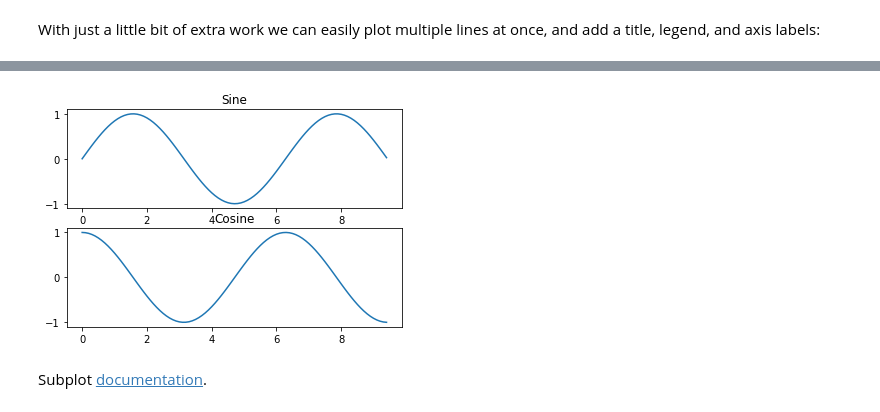
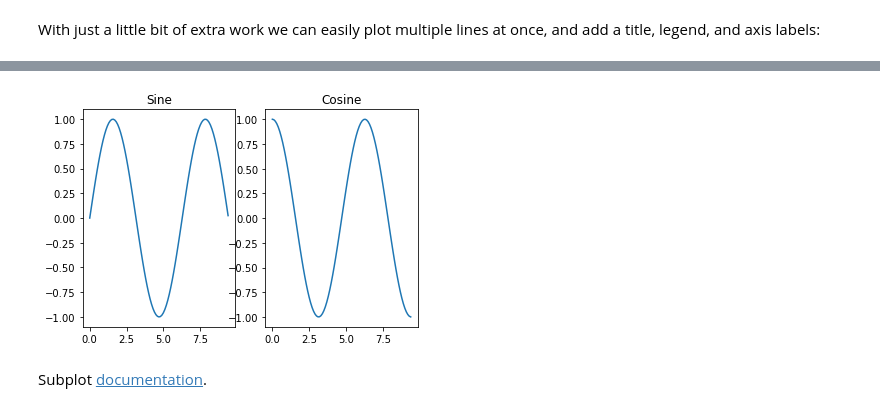
Before and after one commit to jml-happy/DL-2020spring, a Jupyter notebook: notebooks/matplotlib_plotly.ipynb, the cells around one changed output, grey strips where cells are left out. Saved outputs shown, nothing was run; the diff lists cells and outputs as text; code cells hidden in the pictures.

```diff
--- a/notebooks/matplotlib_plotly.ipynb
+++ b/notebooks/matplotlib_plotly.ipynb
@@ -45,26 +52,26 @@ Here is an example:
 # %%
 # Compute the x and y coordinates for points on sine and cosine curves
 x = np.arange(0, 3 * np.pi, 0.1)
 y_sin = np.sin(x)
 y_cos = np.cos(x)
 
 # Set up a subplot grid that has height 2 and width 1,
 # and set the first such subplot as active.
-plt.subplot(2, 1, 1)
+plt.subplot(1, 2, 1)
 
 # Make the first plot
 plt.plot(x, y_sin)
 plt.title('Sine')
 
 # Set the second subplot as active, and make the second plot.
-plt.subplot(2, 1, 2)
+plt.subplot(1, 2, 2)
 plt.plot(x, y_cos)
 plt.title('Cosine')
 
 # Show the figure.
 plt.show()
 # %% [output]
-[figure, old version]
+[figure, new version]
 # %% [markdown]
 Subplot [documentation](http://matplotlib.org/api/pyplot_api.html#matplotlib.pyplot.subplot).
 # %%
```
Also changed, not shown: parts of 6 cells of this notebook.
